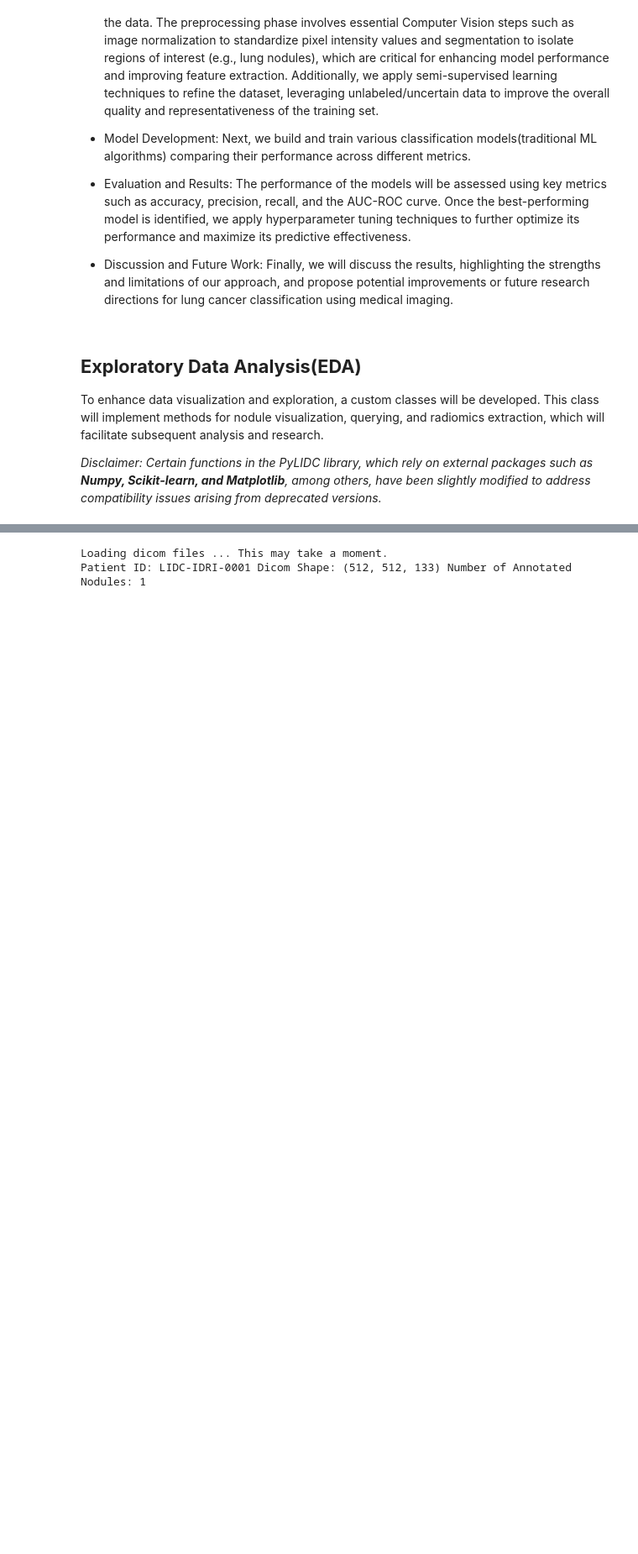
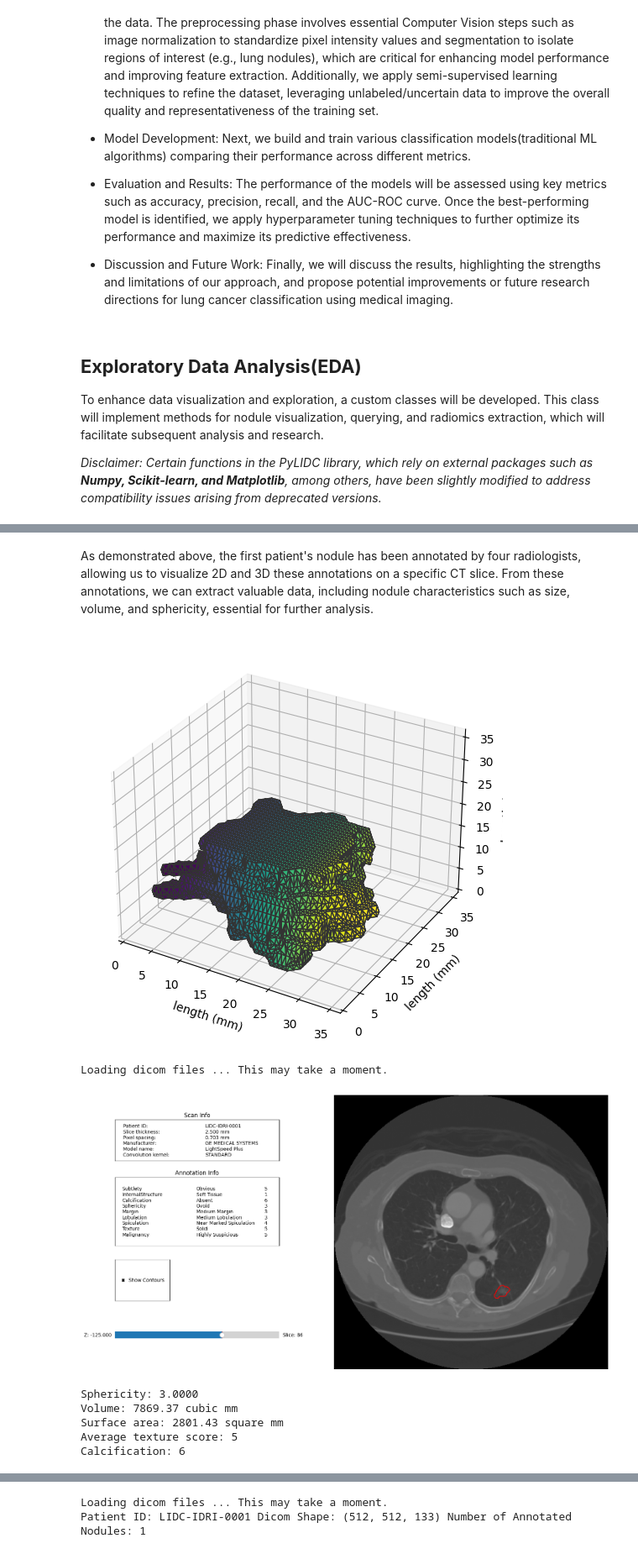
Before and after one commit to nunoantunes10/LIACD, a Jupyter notebook: Project1.ipynb, the cells around one changed output, grey strips where cells are left out. Shown at 84% size. Saved outputs shown, nothing was run; the diff lists cells and outputs as text; code cells hidden in the pictures; blank space fills up the shorter version.

```diff
--- a/Project1.ipynb
+++ b/Project1.ipynb
@@ -309,0 +52,9 @@ intento de sacar mascara
+# %%
+l = PyLIDC('LIDC-IDRI-0001') # Lets use patient number 1 for the demonstration
+l.get_nodule_count() # Number of nodules shown
+l.summary() # Some stats
+print("")
+print("Accessing first nodule annotations...")
+nods = l.get_nodules() # Nodules
+anns = nods[0] # First, and in this case unique nodule
+anns
@@ -309,0 +74,21 @@ intento de sacar mascara
+# %% [markdown]
+As demonstrated above, the first patient's nodule has been annotated by four radiologists, allowing us to visualize 2D and 3D these annotations on a specific CT slice. From these annotations, we can extract valuable data, including nodule characteristics such as size, volume, and sphericity,  essential for further analysis.
+# %%
+first_annotation = anns[0]
+first_annotation.visualize_in_3d()
+first_annotation.visualize_in_scan()
+# Extract relevant features
+print(f"Sphericity: {first_annotation.sphericity:.4f}")
+print(f"Volume: {first_annotation.volume:.2f} cubic mm")
+print(f"Surface area: {first_annotation.surface_area:.2f} square mm")
+print(f"Average texture score: {first_annotation.texture}")
+print(f"Calcification: {first_annotation.calcification}")
+# %% [output]
+[figure, added]
+Loading dicom files ... This may take a moment.
+[figure, added]
+Sphericity: 3.0000
+Volume: 7869.37 cubic mm
+Surface area: 2801.43 square mm
+Average texture score: 5
+Calcification: 6
```
Also changed, not shown: parts of 34 cells of this notebook, 11 other files.
